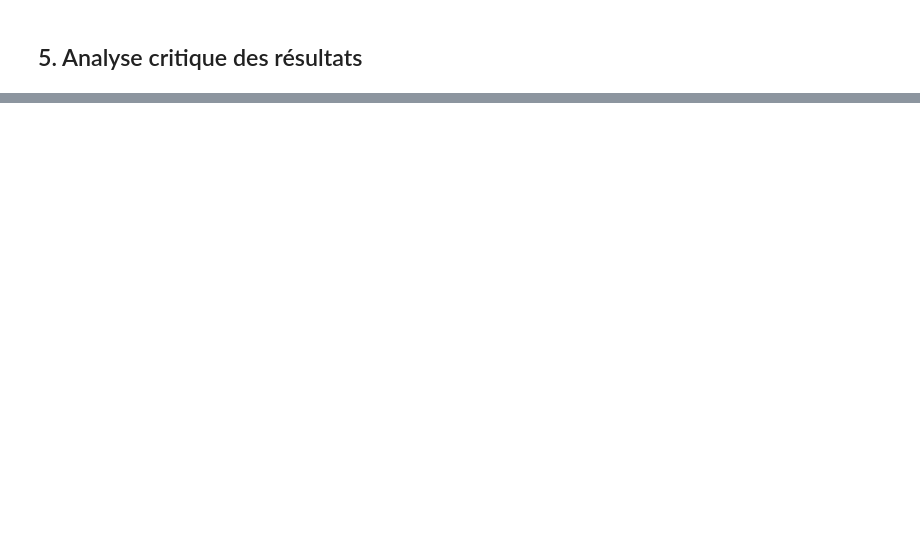
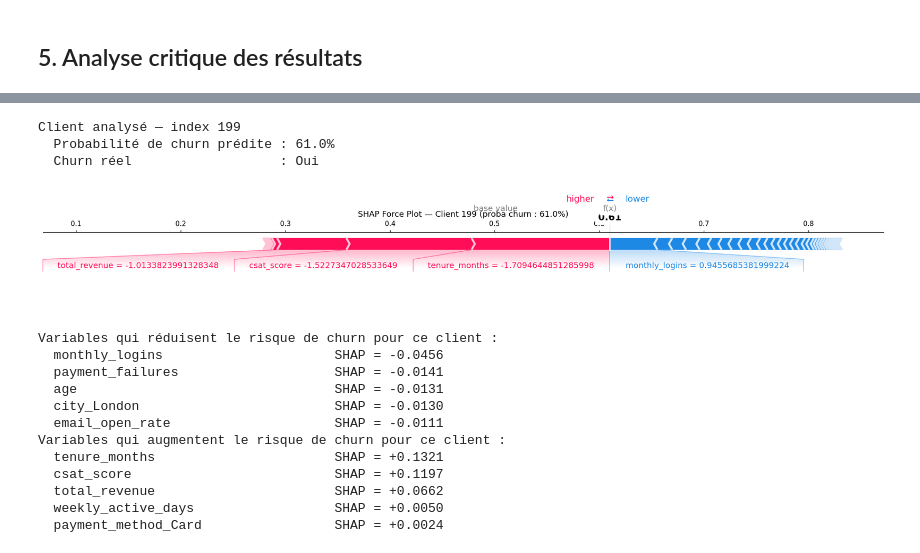
Before and after one commit to S13v3n-2/Projet_Data_Science, a Jupyter notebook: notebooks/08_model_comparison.ipynb, the cells around one changed output, grey strips where cells are left out. Drawn from its saved outputs; the diff is of its cells as text; code cells hidden in the pictures; blank space fills up the shorter version.

```diff
--- a/notebooks/08_model_comparison.ipynb
+++ b/notebooks/08_model_comparison.ipynb
@@ -197,0 +411,53 @@ Décision finale :
+# %%
+# Explication individuelle : client avec la plus forte probabilité de churn parmi les 200.
+idx_high_risk = int(np.argmax(y_proba_rf[:200]))
+client_proba  = y_proba_rf[idx_high_risk]
+client_reel   = y_test_s.values[idx_high_risk]
+
+print(f"Client analysé — index {idx_high_risk}")
+print(f"  Probabilité de churn prédite : {client_proba:.1%}")
+print(f"  Churn réel                   : {"Oui" if client_reel == 1 else "Non"}")
+print()
+
+# Force plot : décompose la prédiction en contributions de chaque variable.
+# shap_churn[idx_high_risk] est 1D (n_features,) — un seul client.
+sv_single = shap_churn[idx_high_risk]  # shape (n_features,)
+
+shap.force_plot(
+    ev_churn,
+    sv_single,
+    X_shap.iloc[idx_high_risk],
+    matplotlib=True,
+    show=False,
+    figsize=(18, 3),
+)
+plt.title(f"SHAP Force Plot — Client {idx_high_risk} (proba churn : {client_proba:.1%})")
+plt.tight_layout()
+plt.savefig('data/processed/fig_shap_force_plot.png', bbox_inches='tight', dpi=150)
+plt.show()
+
+# Top contributions positives et négatives pour ce client
+shap_client = pd.Series(sv_single, index=feature_names).sort_values()
+print("Variables qui réduisent le risque de churn pour ce client :")
+for feat, val in shap_client.head(5).items():
+    print(f"  {feat:<35} SHAP = {val:+.4f}")
+print("Variables qui augmentent le risque de churn pour ce client :")
+for feat, val in shap_client.tail(5).sort_values(ascending=False).items():
+    print(f"  {feat:<35} SHAP = {val:+.4f}")
+# %% [output]
+Client analysé — index 199
+  Probabilité de churn prédite : 61.0%
+  Churn réel                   : Oui
+[figure, added]
+Variables qui réduisent le risque de churn pour ce client :
+  monthly_logins                      SHAP = -0.0456
+  payment_failures                    SHAP = -0.0141
+  age                                 SHAP = -0.0131
+  city_London                         SHAP = -0.0130
+  email_open_rate                     SHAP = -0.0111
+Variables qui augmentent le risque de churn pour ce client :
+  tenure_months                       SHAP = +0.1321
+  csat_score                          SHAP = +0.1197
+  total_revenue                       SHAP = +0.0662
+  weekly_active_days                  SHAP = +0.0050
+  payment_method_Card                 SHAP = +0.0024
```
Also changed, not shown: parts of 14 cells of this notebook, 6 other files.
